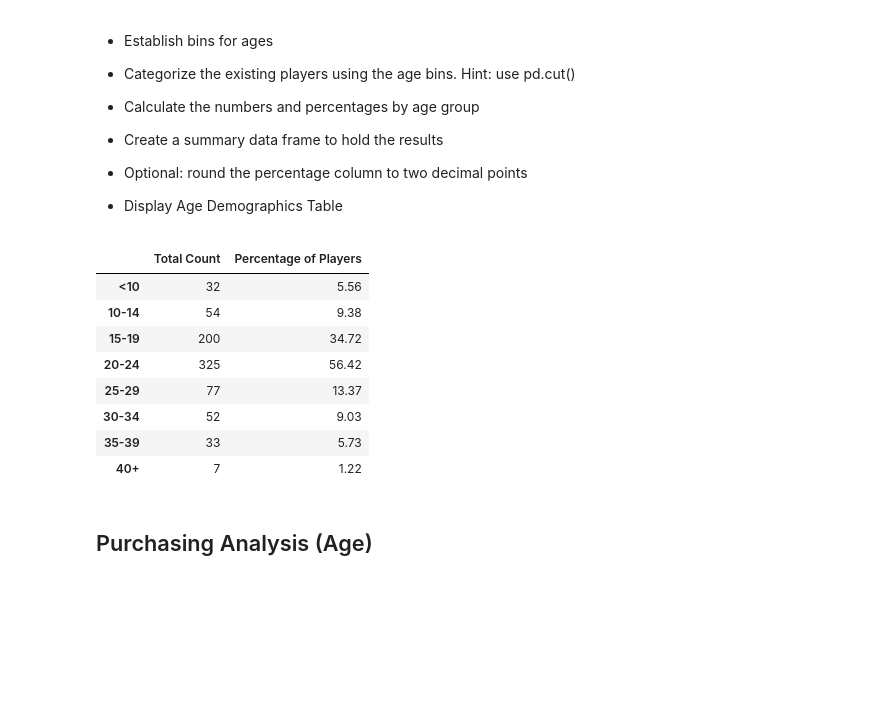
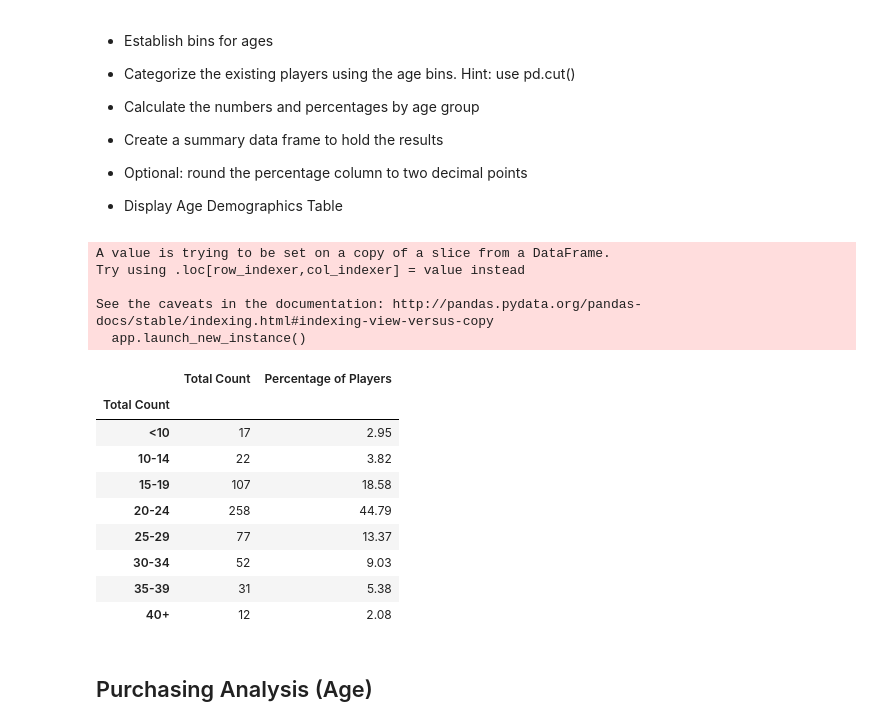
Before and after one commit to plyusha/HOP, a Jupyter notebook: HeroesOfPymoli_starter.ipynb, the cells around one changed output. Cells and saved outputs as stored; diff of their text form; code cells hidden in the pictures; blank space fills up the shorter version.

```diff
--- a/HeroesOfPymoli_starter.ipynb
+++ b/HeroesOfPymoli_starter.ipynb
@@ -190,40 +190,54 @@ purchasing_analysis.style.format({'Average Purchase Price': "${:.2f}",
 
 * Display Age Demographics Table
 # %%
+# Dropping duplicate sets of data
+players = purchase_data.drop_duplicates(subset='SN', keep='last')
+
 # Searching for maximum age
-max_age = purchase_data['Age'].max()
+max_age = players['Age'].max()
 max_age
 # maximum age is = 45
 
 # Establishing bins for ages
-bins = [0,10,15,20,25,30,35,40,50]
+bins = [0,9.5,14.5,19.5,24.5,29.5,34.5,39.5,50]
 
 # Creating age labels
 age_labels = ['<10','10-14','15-19','20-24','25-29','30-34','35-39','40+']
 
 # Categorizing the existing players using the age bins using pd.cut()
-purchase_data['Total Count'] = pd.cut(purchase_data['Age'],bins,labels= age_labels, include_lowest=True)
+players['Total Count'] = pd.cut(players['Age'],bins,labels= age_labels, include_lowest=True)
+
+# Grouping by age groups
+age_groups = players.groupby('Total Count')
+
+# Calculating and formatting percentage of players
+unique_players = age_groups['SN'].nunique()
+percentage_players = round(age_demographics['Total Count']/total_players*100, 2)
 
 # Creating data frame table
-age_demographics = pd.DataFrame(purchase_data['Total Count'].value_counts())
-
-# Calculating percentage of players
-age_demographics['Percentage of Players'] = round(age_demographics['Total Count']/total_players*100, 2)
+age_demographics = pd.DataFrame({'Total Count': age_groups['SN'].nunique(),
+                                 'Percentage of Players': percentage_players})
 
 # Rearranging index column (sorting)
 age_demographics = age_demographics.sort_index()
 
 # Displaying the summary data frame
 age_demographics
 # %% [output]
+A value is trying to be set on a copy of a slice from a DataFrame.
+Try using .loc[row_indexer,col_indexer] = value instead
+
+See the caveats in the documentation: http://pandas.pydata.org/pandas-docs/stable/indexing.html#indexing-view-versus-copy
+  app.launch_new_instance()
 |  | Total Count | Percentage of Players |
-| <10 | 32 | 5.56 |
-| 10-14 | 54 | 9.38 |
-| 15-19 | 200 | 34.72 |
-| 20-24 | 325 | 56.42 |
+| Total Count |  |  |
+| <10 | 17 | 2.95 |
+| 10-14 | 22 | 3.82 |
+| 15-19 | 107 | 18.58 |
+| 20-24 | 258 | 44.79 |
 | 25-29 | 77 | 13.37 |
 | 30-34 | 52 | 9.03 |
-| 35-39 | 33 | 5.73 |
-| 40+ | 7 | 1.22 |
+| 35-39 | 31 | 5.38 |
+| 40+ | 12 | 2.08 |
 # %% [markdown]
 ## Purchasing Analysis (Age)
```
Also changed, not shown: parts of 2 cells of this notebook.
